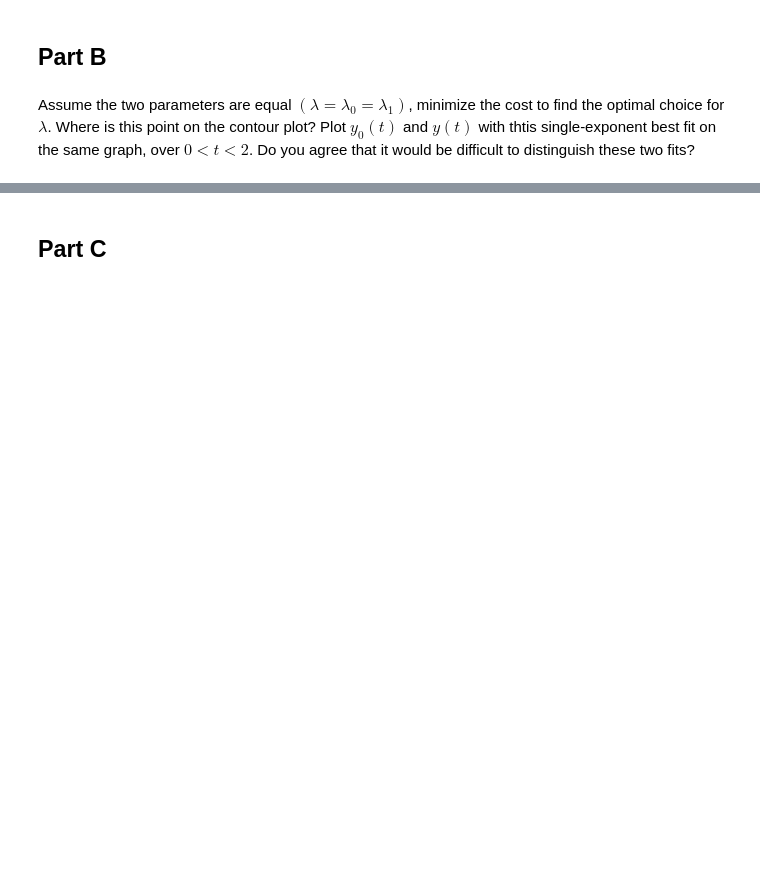
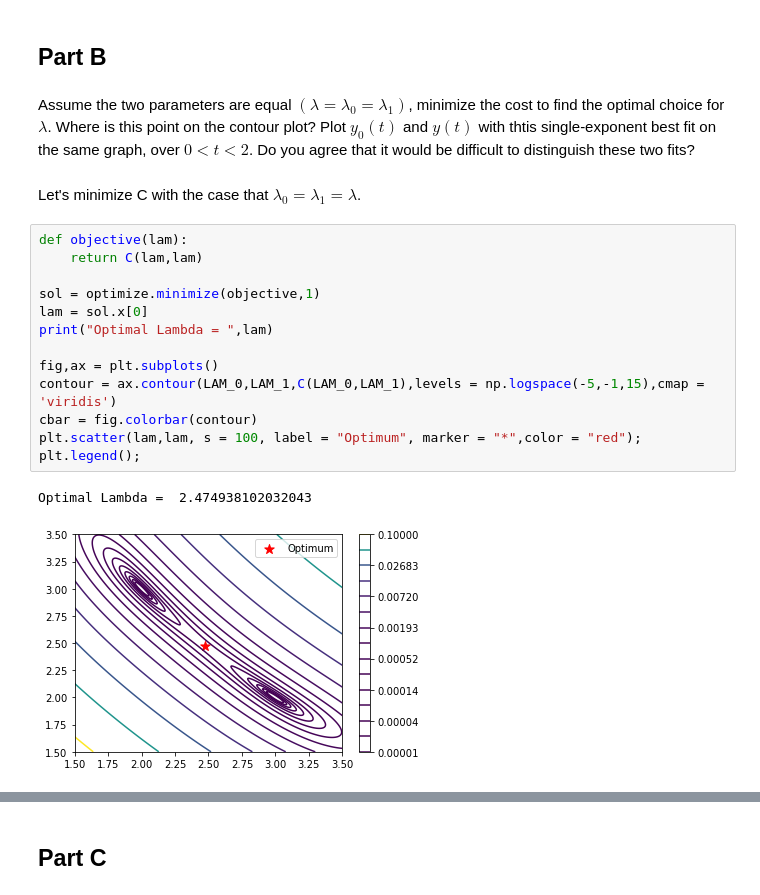
Before and after one commit to Classes-MCA/PHSCS513R-Computational-Physics, a Jupyter notebook: Homework/8 - Optimization.ipynb, the cells around one changed output, grey strips where cells are left out. Saved outputs shown, nothing was run; the diff lists cells and outputs as text; blank space fills up the shorter version.

```diff
--- a/Homework/8 - Optimization.ipynb
+++ b/Homework/8 - Optimization.ipynb
@@ -202,3 +216,21 @@ Draw a contour plot of $C$ in the square $1.5 < \lambda_n < 3.5$ with enough con
 ## Part B
 # %% [markdown]
 Assume the two parameters are equal $(\lambda = \lambda_0 = \lambda_1)$, minimize the cost to find the optimal choice for $\lambda$. Where is this point on the contour plot? Plot $y_0(t)$ and $y(t)$ with thtis single-exponent best fit on the same graph, over $0 < t < 2$. Do you agree that it would be difficult to distinguish these two fits?
+# %% [markdown]
+Let's minimize C with the case that $\lambda_0 = \lambda_1 = \lambda$.
+# %%
+def objective(lam):
+    return C(lam,lam)
+
+sol = optimize.minimize(objective,1)
+lam = sol.x[0]
+print("Optimal Lambda = ",lam)
+
+fig,ax = plt.subplots()
+contour = ax.contour(LAM_0,LAM_1,C(LAM_0,LAM_1),levels = np.logspace(-5,-1,15),cmap = 'viridis')
+cbar = fig.colorbar(contour)
+plt.scatter(lam,lam, s = 100, label = "Optimum", marker = "*",color = "red");
+plt.legend();
+# %% [output]
+Optimal Lambda =  2.474938102032043
+[figure, added]
```
Also changed, not shown: parts of 9 cells of this notebook.
